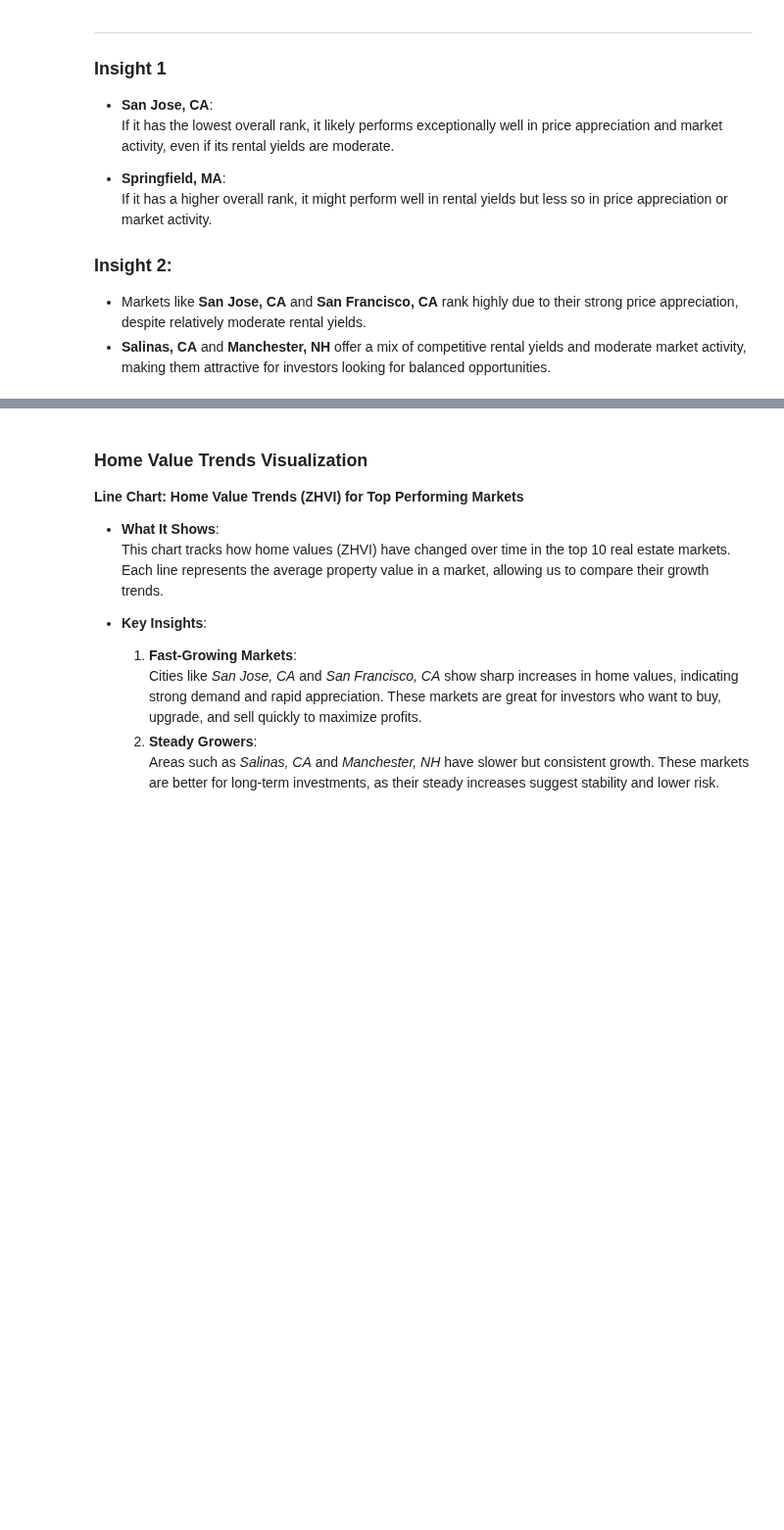
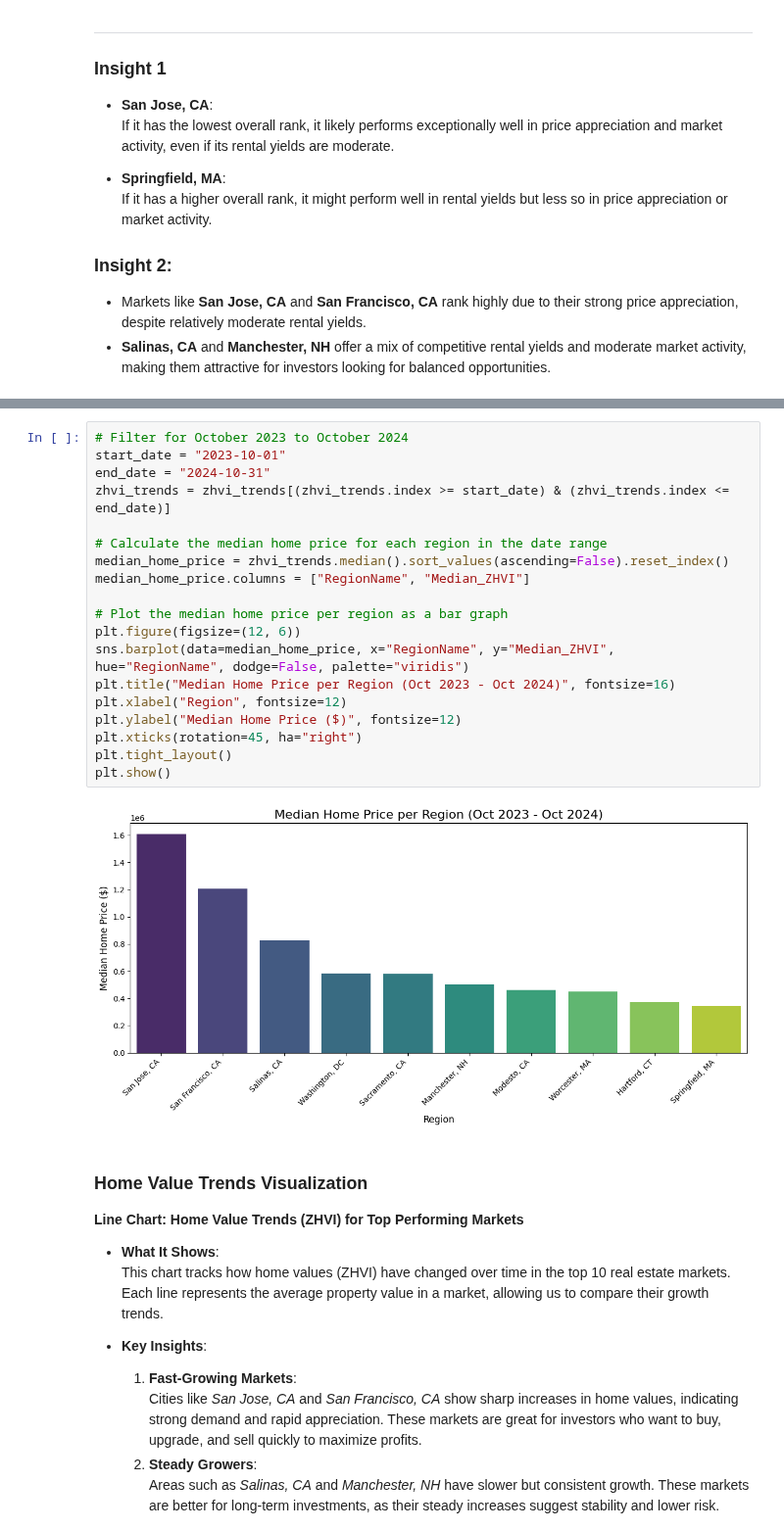
Before and after one commit to DavidBraun777/final-group-project-seis-631, a Jupyter notebook: Q1 and 3.ipynb, the cells around one changed output, grey strips where cells are left out. Shown at 98% size. Drawn from its saved outputs; the diff is of its cells as text; blank space fills up the shorter version.

```diff
--- a/Q1 and 3.ipynb
+++ b/Q1 and 3.ipynb
@@ -165,3 +170,24 @@ plt.show()
+# %%
+# Filter for October 2023 to October 2024
+start_date = "2023-10-01"
+end_date = "2024-10-31"
+zhvi_trends = zhvi_trends[(zhvi_trends.index >= start_date) & (zhvi_trends.index <= end_date)]
+
+# Calculate the median home price for each region in the date range
+median_home_price = zhvi_trends.median().sort_values(ascending=False).reset_index()
+median_home_price.columns = ["RegionName", "Median_ZHVI"]
+
+# Plot the median home price per region as a bar graph
+plt.figure(figsize=(12, 6))
+sns.barplot(data=median_home_price, x="RegionName", y="Median_ZHVI", hue="RegionName", dodge=False, palette="viridis")
+plt.title("Median Home Price per Region (Oct 2023 - Oct 2024)", fontsize=16)
+plt.xlabel("Region", fontsize=12)
+plt.ylabel("Median Home Price ($)", fontsize=12)
+plt.xticks(rotation=45, ha="right")
+plt.tight_layout()
+plt.show()
+# %% [output]
+[figure, added]
 # %% [markdown]
 ### **Home Value Trends Visualization**
 
```
Also changed, not shown: parts of 2 cells of this notebook.
